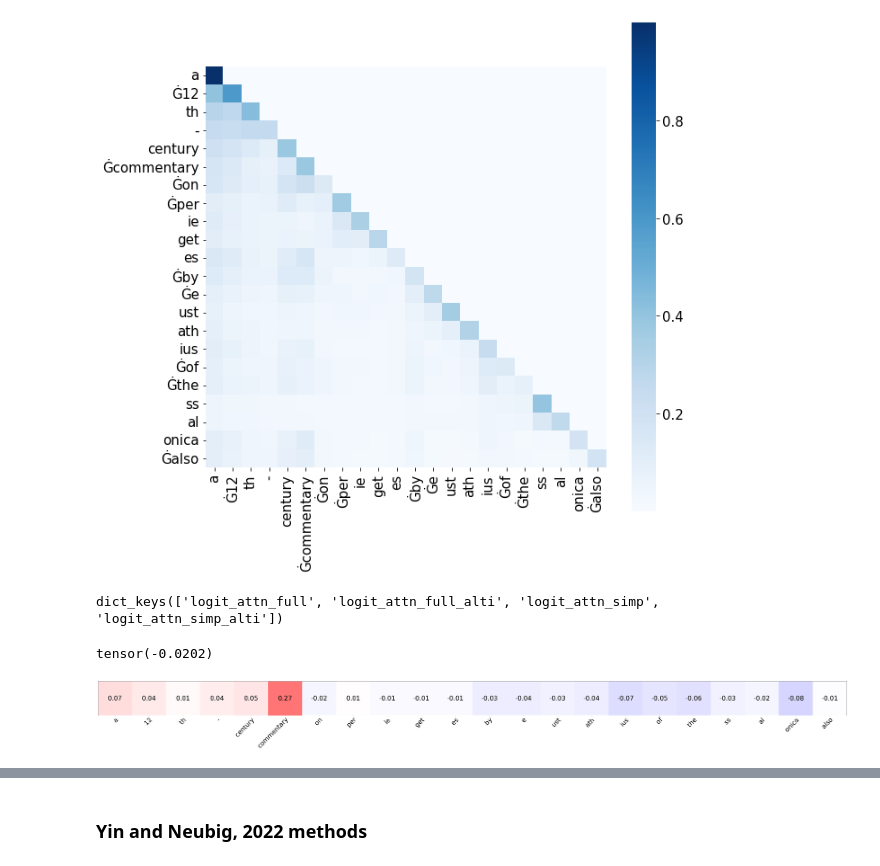
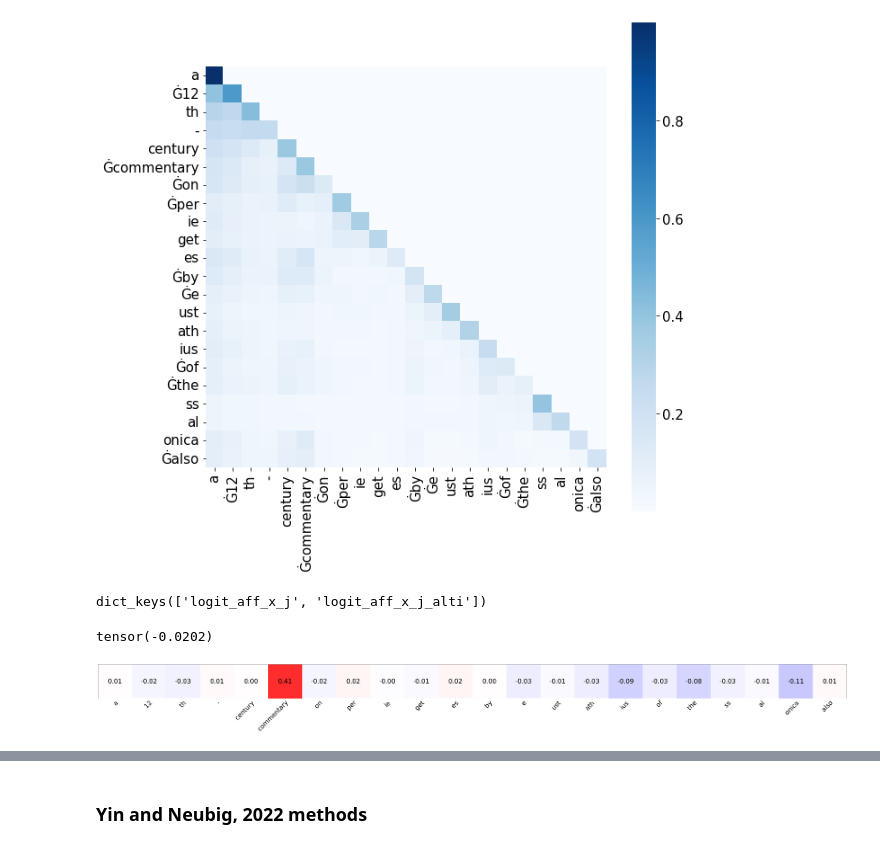
Before and after one commit to mt-upc/logit-explanations, a Jupyter notebook: explanations.ipynb, the cells around one changed output, grey strips where cells are left out. Drawn from its saved outputs; the diff is of its cells as text; code cells hidden in the pictures.

```diff
--- a/explanations.ipynb
+++ b/explanations.ipynb
@@ -31,8 +20,14 @@ except:
 model_wrapped = ModelWrapper(model)
 # %%
+# Select a dataset:
+#   * blimp subset (see names in src.utils)
+#   * IOI: 'ioi'
+#   * SVA: 'sva_1', 'sva_2', 'sva_3', 'sva_4'
+#    * Your own sentence: 'manual'
+
 dataset = 'sva_1'
 
-idx = 0# 100, 115
+idx = 0
 
 if 'sva' in dataset:
     df = read_sva_dataset()
@@ -48,12 +43,10 @@ elif dataset == 'ioi':
     df = read_ioi_dataset()
     text = df['one_prefix_prefix'][idx]
 elif dataset == 'manual':
-    text = "the banana"
-    target = 'the'
-    foil = '1'
+    text = "Jack showed me his gift so I had to tell"
+    target = 'him'
+    foil = 'her'
 
-
-print(text)
 input = text
 
 if dataset != 'manual':
@@ -144,38 +135,37 @@ sns.heatmap(df,cmap="Blues",square=True);
 [figure]
 # %%
 # Compute ALTI-Logit
-dict_logit_attn_methods = {'logit_attn_full': logit_trans_vect_dict['aff_x_j'], # Logits Affine part of head-wise decomposition
-                            'logit_attn_simp': logit_trans_vect_dict['lin_x_j']} # Logits Linear part of layer-wise decomposition
-alti_lg_dict = track2input_tokens(dict_logit_attn_methods, contributions_mix_alti, logits_modules['mlp_logit_layers'], token)
+methods_decomp = ['aff_x_j'] # Logits Affine part of layer-wise decomposition
+alti_lg_dict = track2input_tokens(logit_trans_vect_dict, methods_decomp, contributions_mix_alti, token)
 alti_lg_dict.keys()
 # %% [output]
-dict_keys(['logit_attn_full', 'logit_attn_full_alti', 'logit_attn_simp', 'logit_attn_simp_alti'])
+dict_keys(['logit_aff_x_j', 'logit_aff_x_j_alti'])
 # %%
-# 'logit_attn_full_alti' ALTI-Logit explanation
-# 'logit_attn_full' Logit explanation
-method = 'logit_attn_full_alti'
+# 'logit_aff_x_j_alti' ALTI-Logit explanation
+# 'logit_aff_x_j' Logit explanation
+method = 'logit_aff_x_j'
 
 # Contrastive explanation
 contrastive_contributions = (alti_lg_dict[method][0] - alti_lg_dict[method][1]).sum(0)
 
 # Add inital logit update by last postion intial embedding (see Eq. 7 paper)
 init_logits_diff = (logits_modules['init_logit'][0] - logits_modules['init_logit'][1]).to('cpu')
 contrastive_contributions[-1] += init_logits_diff
 print(contrastive_contributions.sum())
 
 # Normalization done in Kayo's work
 # Divides by the sum of the absolute values (l1) of the explanations vector
 norm = np.linalg.norm(contrastive_contributions, ord=1)
 contrastive_contributions /= norm
 explanations_list = []
 explanations_list.append(contrastive_contributions)
 # Yin and Neubig visualization (https://github.com/kayoyin/interpret-lm)
 visualize(np.array(contrastive_contributions), tokenizer, [pt_batch["input_ids"][0]], print_text=True, normalize=False)
 # Barplot visualization
 #utils_contributions.plot_histogram(contrastive_contributions,tokenized_text)
 # %% [output]
 tensor(-0.0202)
-[figure, old version]
+[figure, new version]
 # %%
 # Plot in Latex
 normalized_explanations, text_explanations = utils_contributions.normalize_contributions_for_visualization([contrastive_contributions], tokenized_text, word_level_contribs=True)
```
Also changed, not shown: parts of 9 cells of this notebook, 4 other files.
